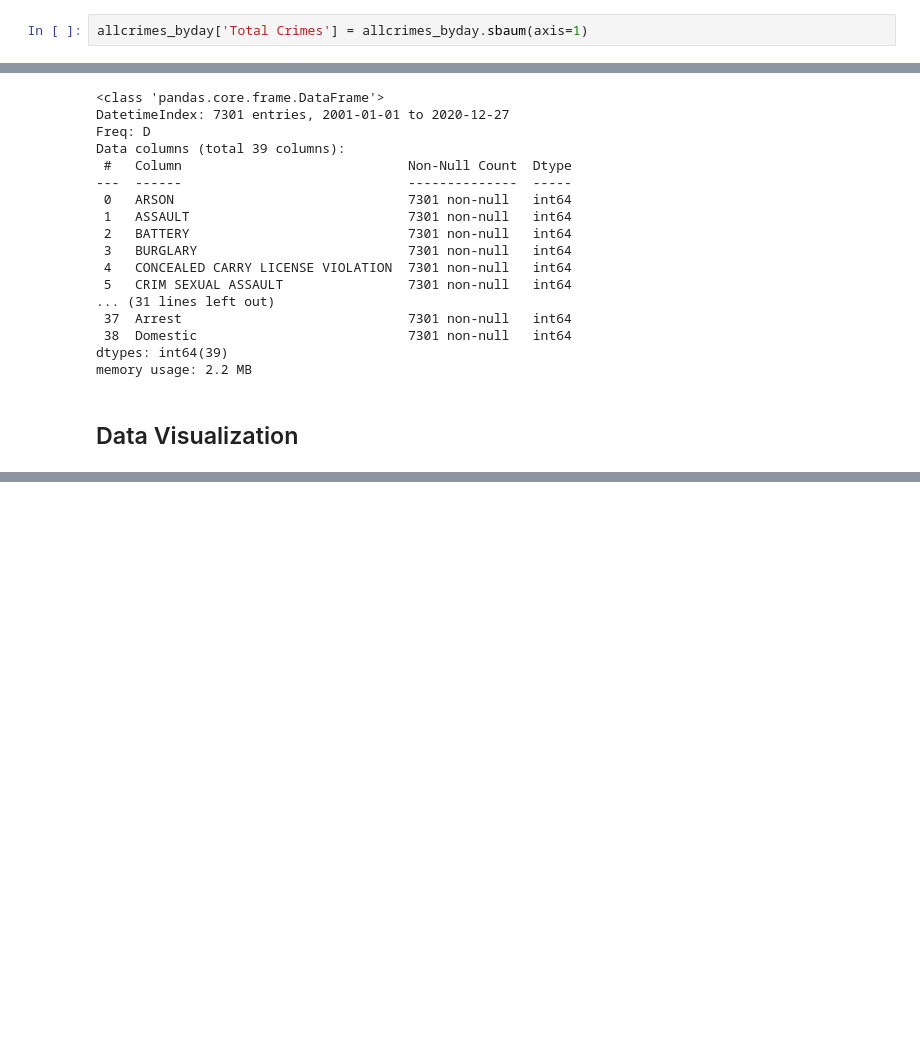
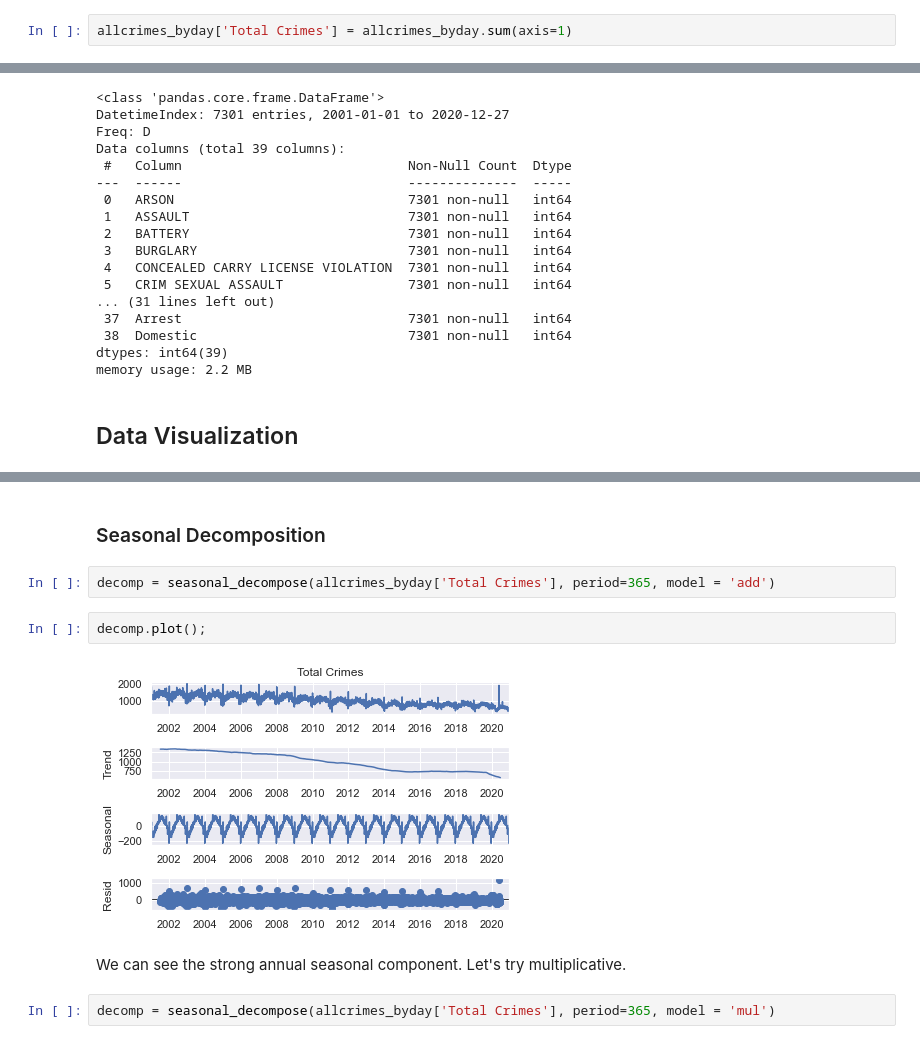
Before and after one commit to ruthcaswellsmith/Capstone---City-of-Chicago-Crime-Time-Series-Analysis, a Jupyter notebook: notebooks/Capstone - City of Chicago Crime - Exploratory Data Analysis.ipynb, the cells around one changed output, grey strips where cells are left out. Saved outputs shown, nothing was run; the diff lists cells and outputs as text; blank space fills up the shorter version.

```diff
--- a/notebooks/Capstone - City of Chicago Crime - Exploratory Data Analysis.ipynb
+++ b/notebooks/Capstone - City of Chicago Crime - Exploratory Data Analysis.ipynb
@@ -104,7 +110,7 @@ allcrimes_byday.shape
 # %% [markdown]
 #### Add total crimes column
 # %%
-allcrimes_byday['Total Crimes'] = allcrimes_byday.sbaum(axis=1)
+allcrimes_byday['Total Crimes'] = allcrimes_byday.sum(axis=1)
 # %%
 allcrimes_byday.shape
 # %% [output]
@@ -172,0 +180,12 @@ Text(0.5, 1.0, 'Total Crimes from 2001 to 2020')
+# %% [markdown]
+### Seasonal Decomposition
+# %%
+decomp = seasonal_decompose(allcrimes_byday['Total Crimes'], period=365, model = 'add')
+# %%
+decomp.plot();
+# %% [output]
+[figure, added]
+# %% [markdown]
+We can see the strong annual seasonal component. Let's try multiplicative.
+# %%
+decomp = seasonal_decompose(allcrimes_byday['Total Crimes'], period=365, model = 'mul')
```
Also changed, not shown: parts of 43 cells of this notebook.
